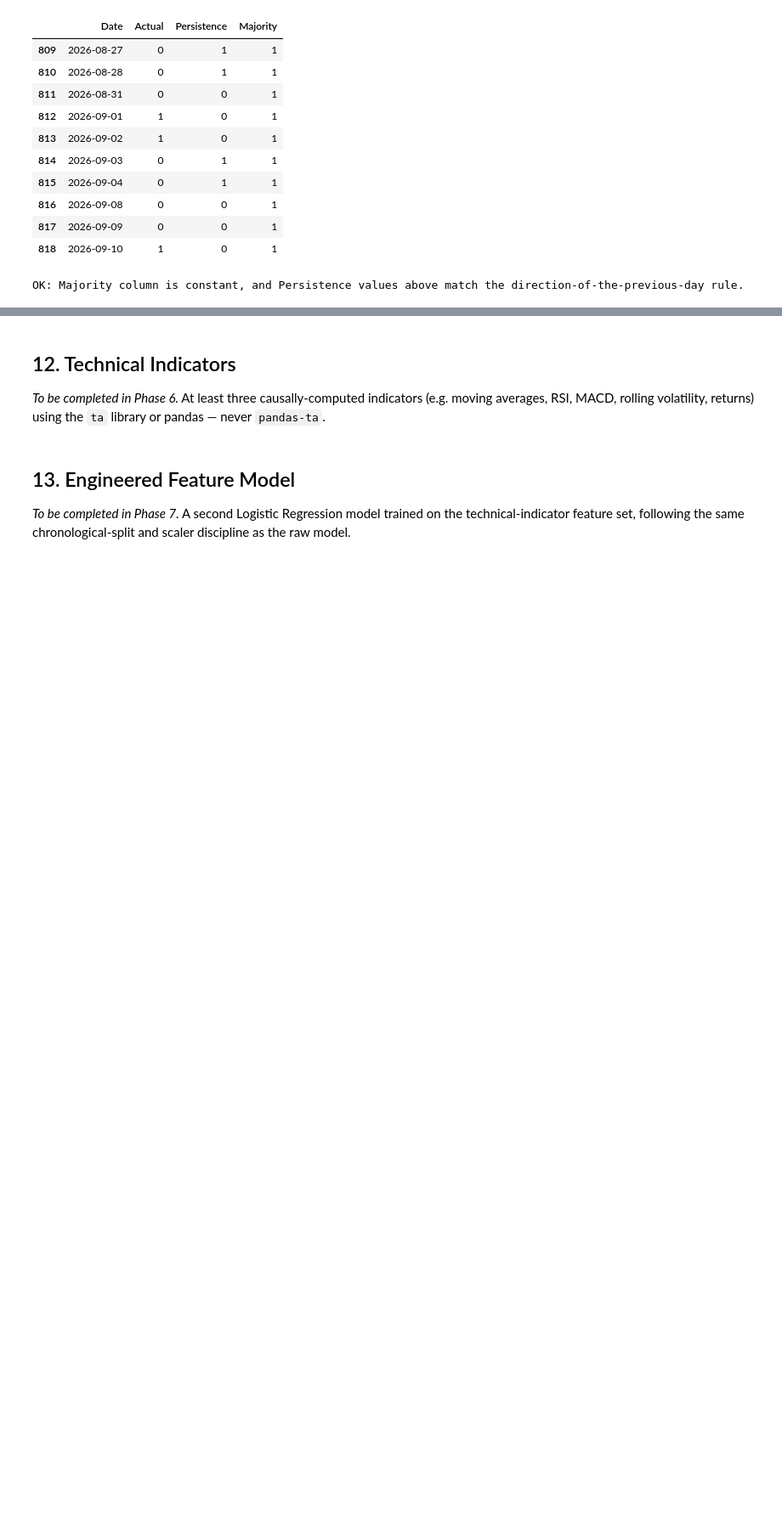
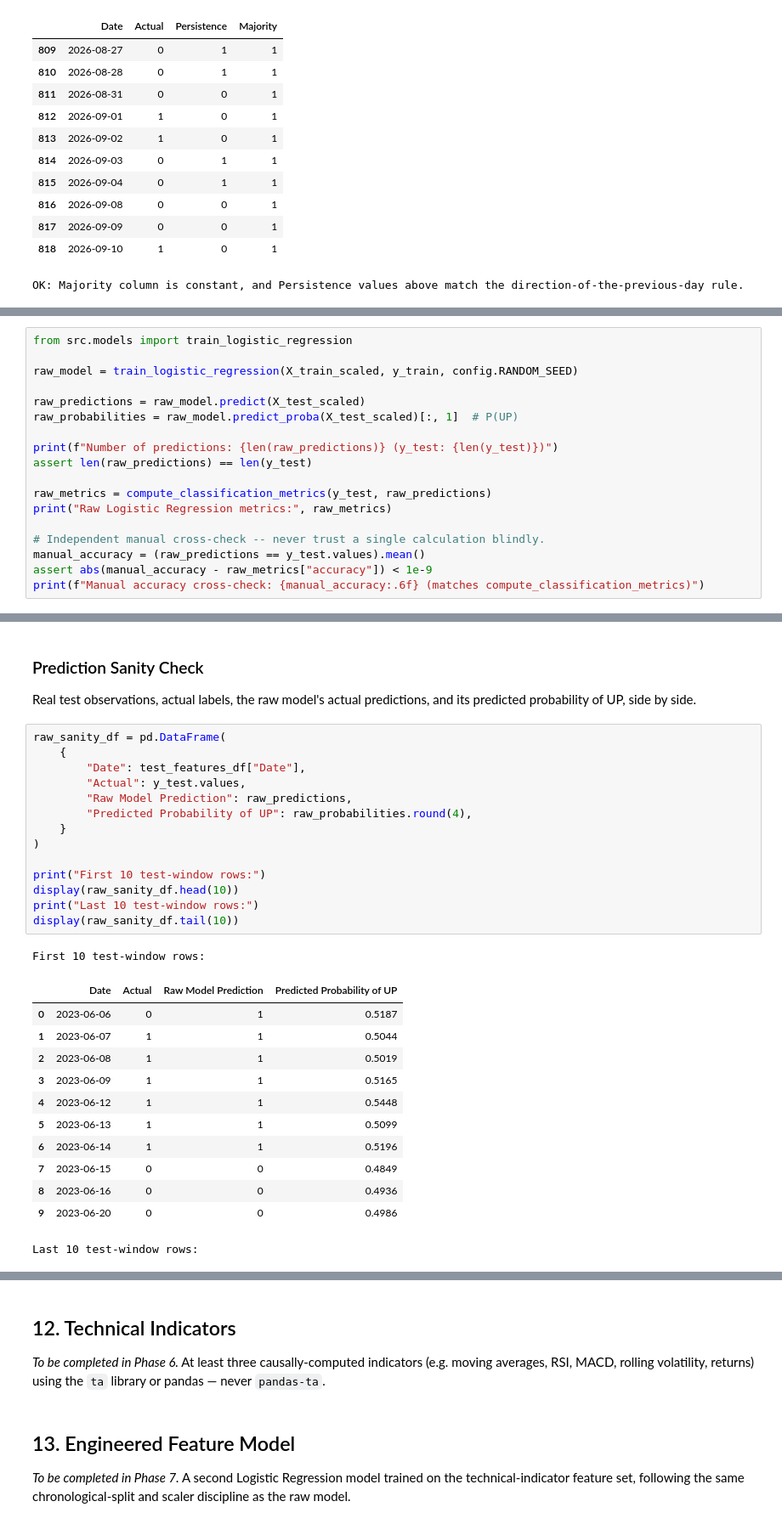
Before and after one commit to YushBytes/stock-price-movement-predictor, a Jupyter notebook: notebooks/stock_price_movement_predictor.ipynb, the cells around one changed output, grey strips where cells are left out. Shown at 85% size. Saved outputs shown, nothing was run; the diff lists cells and outputs as text; blank space fills up the shorter version.

```diff
--- a/notebooks/stock_price_movement_predictor.ipynb
+++ b/notebooks/stock_price_movement_predictor.ipynb
@@ -576,0 +709,18 @@ _To be completed in Phase 5._ Logistic Regression trained on raw/lagged OHLCV fe
+# %%
+from src.models import train_logistic_regression
+
+raw_model = train_logistic_regression(X_train_scaled, y_train, config.RANDOM_SEED)
+
+raw_predictions = raw_model.predict(X_test_scaled)
+raw_probabilities = raw_model.predict_proba(X_test_scaled)[:, 1]  # P(UP)
+
+print(f"Number of predictions: {len(raw_predictions)} (y_test: {len(y_test)})")
+assert len(raw_predictions) == len(y_test)
+
+raw_metrics = compute_classification_metrics(y_test, raw_predictions)
+print("Raw Logistic Regression metrics:", raw_metrics)
+
+# Independent manual cross-check -- never trust a single calculation blindly.
+manual_accuracy = (raw_predictions == y_test.values).mean()
+assert abs(manual_accuracy - raw_metrics["accuracy"]) < 1e-9
+print(f"Manual accuracy cross-check: {manual_accuracy:.6f} (matches compute_classification_metrics)")
@@ -576,0 +767,32 @@ _To be completed in Phase 5._ Logistic Regression trained on raw/lagged OHLCV fe
+# %% [markdown]
+### Prediction Sanity Check
+
+Real test observations, actual labels, the raw model's actual predictions, and its predicted probability of UP, side by side.
+# %%
+raw_sanity_df = pd.DataFrame(
+    {
+        "Date": test_features_df["Date"],
+        "Actual": y_test.values,
+        "Raw Model Prediction": raw_predictions,
+        "Predicted Probability of UP": raw_probabilities.round(4),
+    }
+)
+
+print("First 10 test-window rows:")
+display(raw_sanity_df.head(10))
+print("Last 10 test-window rows:")
+display(raw_sanity_df.tail(10))
+# %% [output]
+First 10 test-window rows:
+|  | Date | Actual | Raw Model Prediction | Predicted Probability of UP |
+| 0 | 2023-06-06 | 0 | 1 | 0.5187 |
+| 1 | 2023-06-07 | 1 | 1 | 0.5044 |
+| 2 | 2023-06-08 | 1 | 1 | 0.5019 |
+| 3 | 2023-06-09 | 1 | 1 | 0.5165 |
+| 4 | 2023-06-12 | 1 | 1 | 0.5448 |
+| 5 | 2023-06-13 | 1 | 1 | 0.5099 |
+| 6 | 2023-06-14 | 1 | 1 | 0.5196 |
+| 7 | 2023-06-15 | 0 | 0 | 0.4849 |
+| 8 | 2023-06-16 | 0 | 0 | 0.4936 |
+| 9 | 2023-06-20 | 0 | 0 | 0.4986 |
+Last 10 test-window rows:
```
Also changed, not shown: parts of 16 cells of this notebook, 5 other files.
